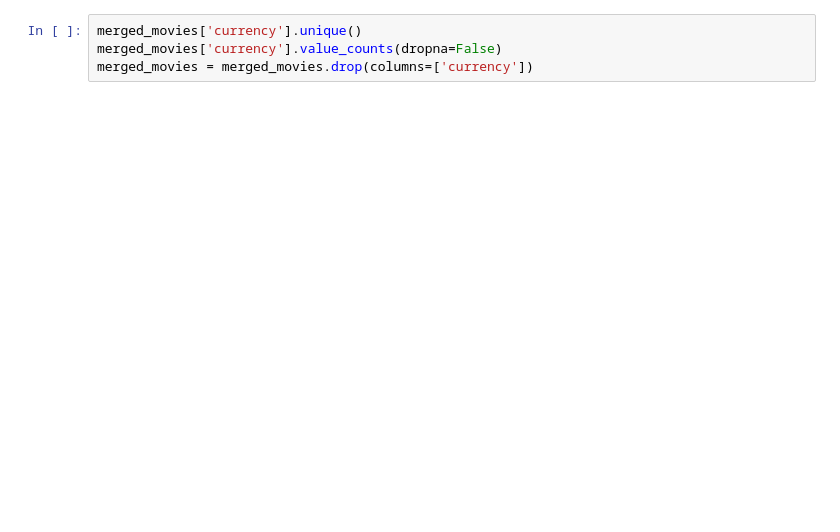
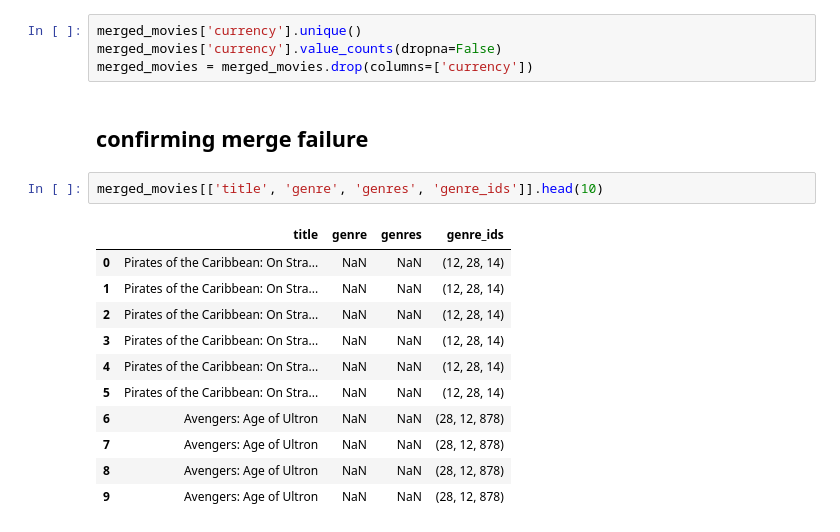
Before and after one commit to GiannaSal/phase-2-project, a Jupyter notebook: salma.ipynb, the cells around one changed output. Saved outputs shown, nothing was run; the diff lists cells and outputs as text; blank space fills up the shorter version.

Commit message:
Merge Failure

```diff
--- a/salma.ipynb
+++ b/salma.ipynb
@@ -660,3 +660,19 @@ merged_movies.describe(include = 'all')
 merged_movies['currency'].unique()
 merged_movies['currency'].value_counts(dropna=False)
 merged_movies = merged_movies.drop(columns=['currency'])
+# %% [markdown]
+## confirming merge failure
+# %%
+merged_movies[['title', 'genre', 'genres', 'genre_ids']].head(10)
+# %% [output]
+|  | title | genre | genres | genre_ids |
+| 0 | Pirates of the Caribbean: On Stra... | NaN | NaN | (12, 28, 14) |
+| 1 | Pirates of the Caribbean: On Stra... | NaN | NaN | (12, 28, 14) |
+| 2 | Pirates of the Caribbean: On Stra... | NaN | NaN | (12, 28, 14) |
+| 3 | Pirates of the Caribbean: On Stra... | NaN | NaN | (12, 28, 14) |
+| 4 | Pirates of the Caribbean: On Stra... | NaN | NaN | (12, 28, 14) |
+| 5 | Pirates of the Caribbean: On Stra... | NaN | NaN | (12, 28, 14) |
+| 6 | Avengers: Age of Ultron | NaN | NaN | (28, 12, 878) |
+| 7 | Avengers: Age of Ultron | NaN | NaN | (28, 12, 878) |
+| 8 | Avengers: Age of Ultron | NaN | NaN | (28, 12, 878) |
+| 9 | Avengers: Age of Ultron | NaN | NaN | (28, 12, 878) |
```
